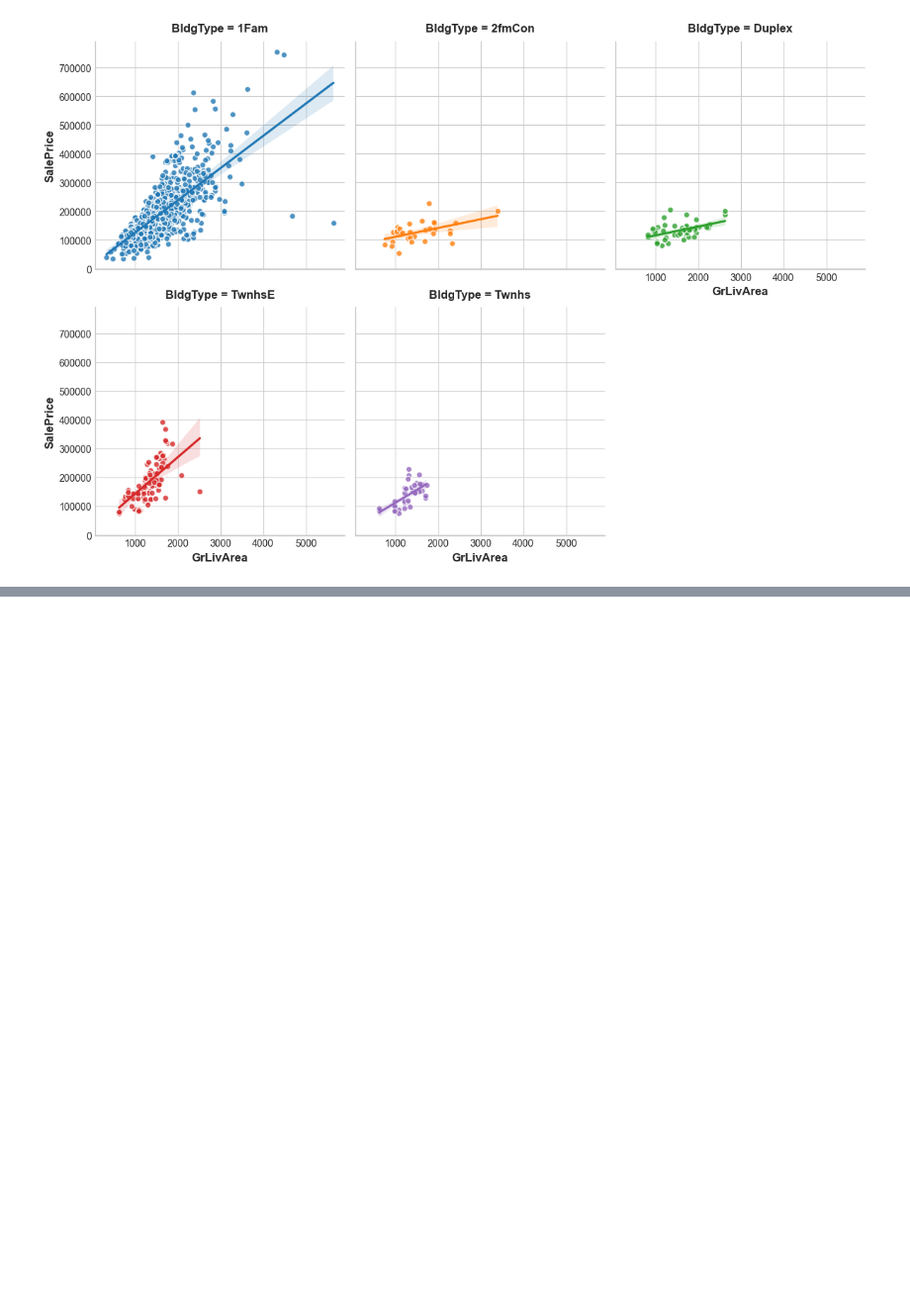
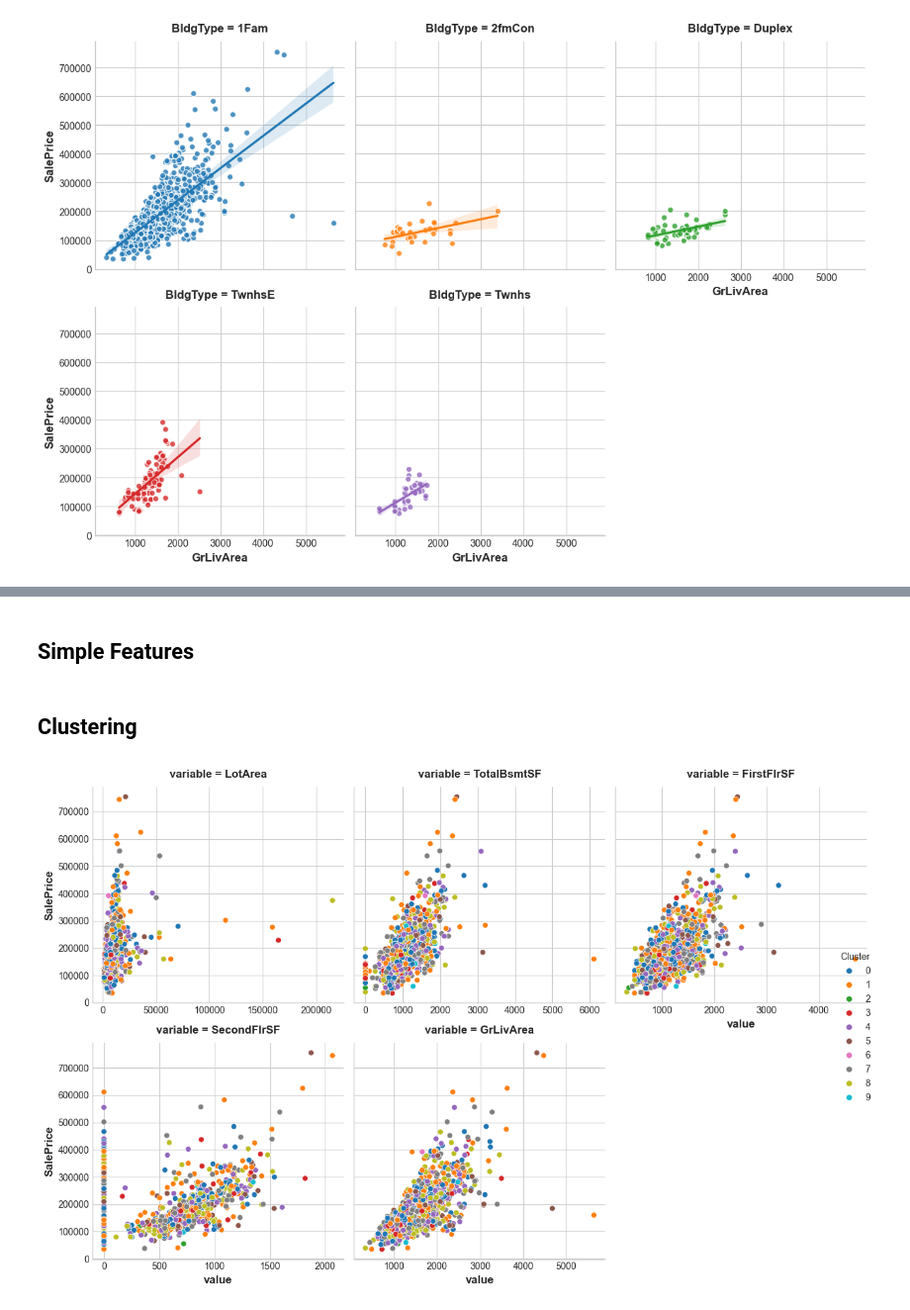
Before and after one commit to Xenoxort/PortfolioProjects, a Jupyter notebook: House Price Comp.ipynb, the cells around one changed output, grey strips where cells are left out. Shown at 99% size. Saved outputs shown, nothing was run; the diff lists cells and outputs as text; code cells hidden in the pictures; blank space fills up the shorter version.

```diff
--- a/House Price Comp.ipynb
+++ b/House Price Comp.ipynb
@@ -86,7 +90,7 @@ def load_data():
 
     #Resplit to df_train and df_test
     df_train = df.loc[df_train.index, :]
-    df_test = df.loc[df_train.index, :]
+    df_test = df.loc[df_test.index, :]
 
     return df_train, df_test
 # %%
@@ -302,0 +309,2 @@ def drop_uninformative(df, mi_scores):
+# %% [markdown]
+## Simple Features
@@ -302,0 +357,2 @@ def drop_uninformative(df, mi_scores):
+# %% [markdown]
+## Clustering
@@ -302,0 +389,20 @@ def drop_uninformative(df, mi_scores):
+# %%
+#3.2.3 Call the function and plot
+X_now = df_train.copy()
+y_now = X_now.pop('SalePrice')
+Xc = create_clusters(X_now, c_features)
+# %%
+Xc['Cluster'] = Xc['Cluster'].astype('category')
+# Plot Clusters
+Xy = X.copy()
+Xy['Cluster'] = Xc['Cluster']
+Xy["SalePrice"] = y
+sns.relplot(
+    x="value", y="SalePrice", hue="Cluster", col="variable",
+    height=4, aspect=1, facet_kws={'sharex': False}, col_wrap=3,
+    data=Xy.melt(
+        value_vars=c_features, id_vars=["SalePrice", "Cluster"],
+    ),
+);
+# %% [output]
+[figure, added]
```
Also changed, not shown: parts of 21 cells of this notebook.
